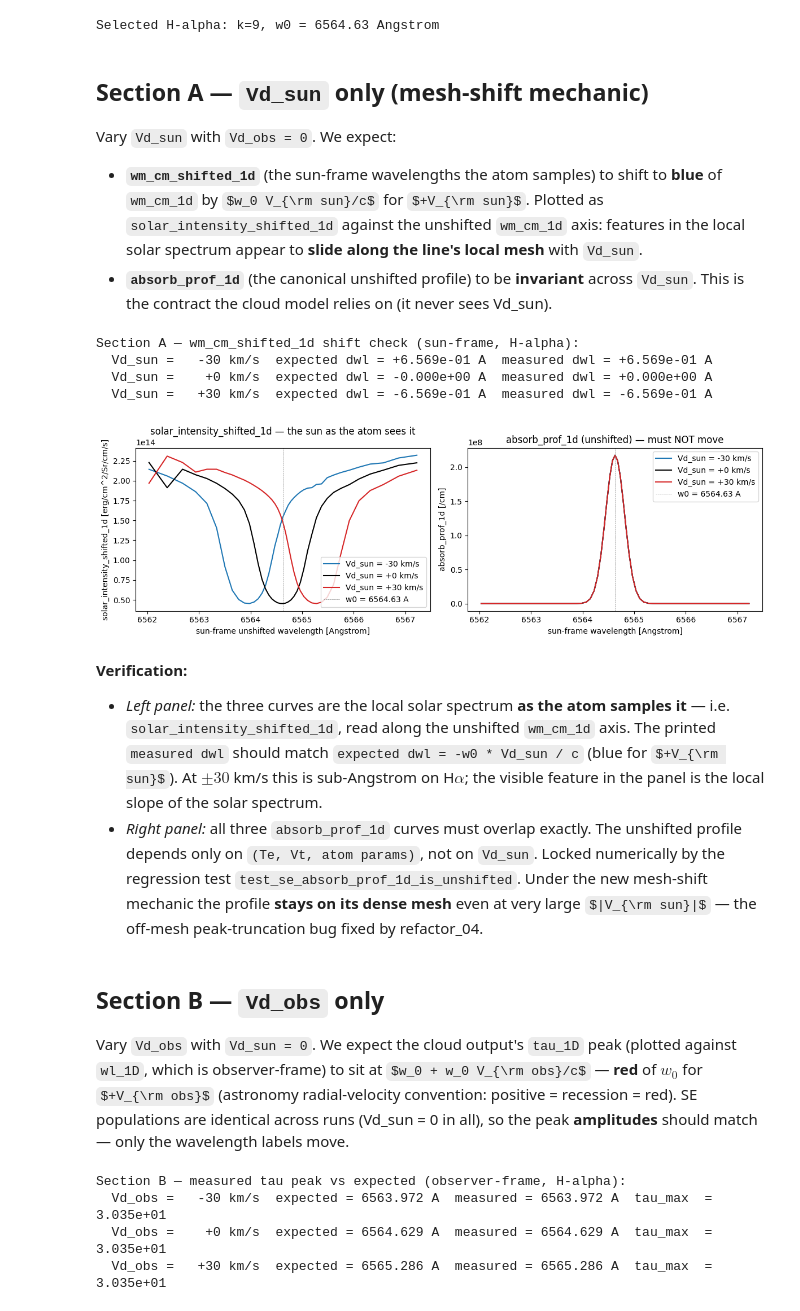
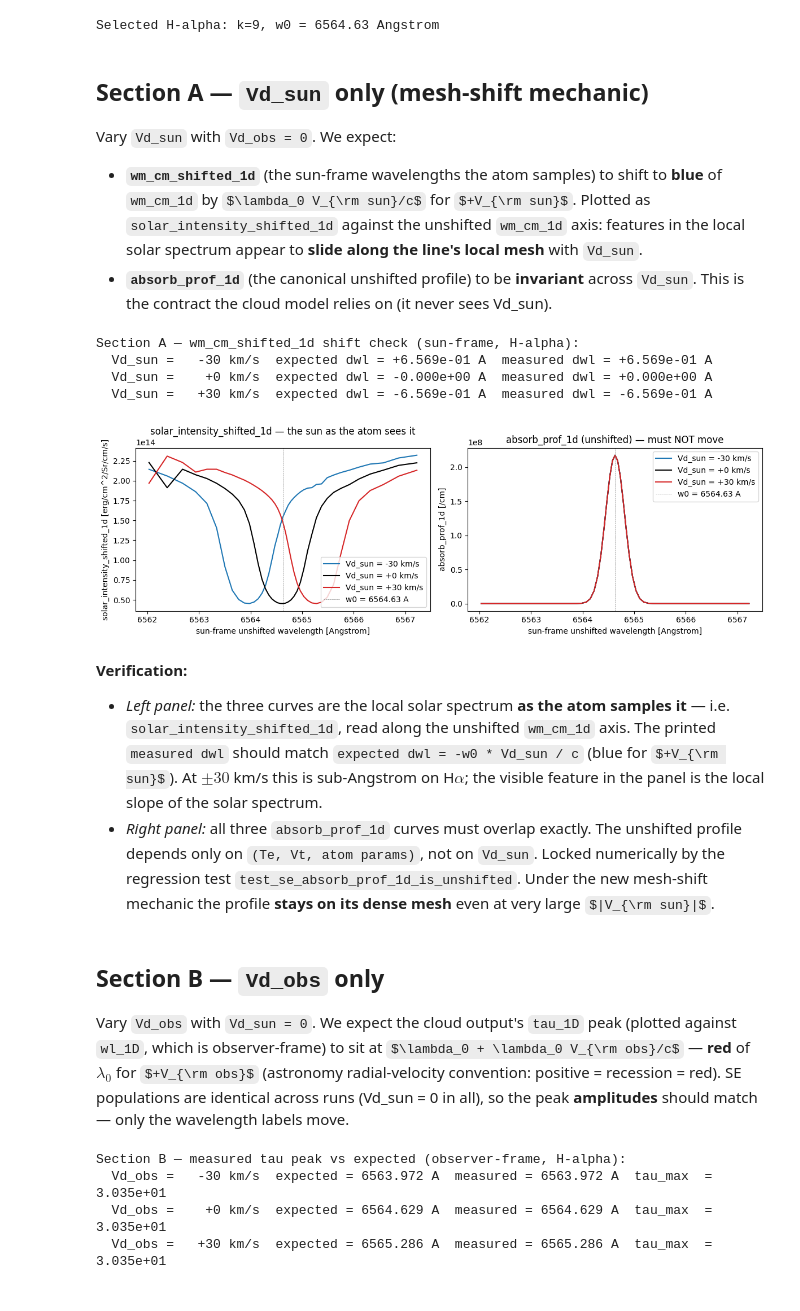
Before and after one commit to kouui/spectra-devcontainer, a Jupyter notebook: notebooks/demo/hydrogen_doppler/hydrogen_doppler.ipynb, the cells around one changed output. Cells and saved outputs as stored; diff of their text form; code cells hidden in the pictures; some formulas as TeX source.

```diff
--- a/notebooks/demo/hydrogen_doppler/hydrogen_doppler.ipynb
+++ b/notebooks/demo/hydrogen_doppler/hydrogen_doppler.ipynb
@@ -153,7 +170,7 @@ Selected H-alpha: k=9, w0 = 6564.63 Angstrom
 Vary `Vd_sun` with `Vd_obs = 0`. We expect:
 
 - **`wm_cm_shifted_1d`** (the sun-frame wavelengths the atom samples)
-  to shift to **blue** of `wm_cm_1d` by $w_0 V_{\rm sun}/c$ for
+  to shift to **blue** of `wm_cm_1d` by $\lambda_0 V_{\rm sun}/c$ for
   $+V_{\rm sun}$. Plotted as `solar_intensity_shifted_1d` against the
   unshifted `wm_cm_1d` axis: features in the local solar spectrum
   appear to **slide along the line's local mesh** with `Vd_sun`.
@@ -180,35 +197,35 @@ for v, c in zip(Vd_sun_values, COLORS):
     measured_shift_AA = float(
         SE_con.se_bb_con.wm_cm_shifted_1d[i1] - SE_con.wm_cm_1d[i1]
     ) * 1.0e8
     print(f"  Vd_sun = {v / 1.0e5:+5.0f} km/s  "
           f"expected dwl = {expected_shift_AA:+.3e} A  "
           f"measured dwl = {measured_shift_AA:+.3e} A")
 
     axR.plot(wl_AA, SE_con.absorb_prof_1d[i1:i2],
              label=f"Vd_sun = {v / 1.0e5:+.0f} km/s", color=c)
 
 axL.set_title("solar_intensity_shifted_1d — the sun as the atom sees it")
 axL.set_xlabel("sun-frame unshifted wavelength [Angstrom]")
 axL.set_ylabel("solar_intensity_shifted_1d [erg/cm^2/Sr/cm/s]")
 axL.axvline(w0_cm * 1.0e8, color="gray", ls="--", lw=0.5,
             label=f"w0 = {w0_cm * 1.0e8:.2f} A")
 axL.legend()
 
 axR.set_title("absorb_prof_1d (unshifted) — must NOT move")
-axR.set_xlabel("sun-frame wavelength [Angstrom]")
+axR.set_xlabel("sun-frame unshifted wavelength [Angstrom]")
 axR.set_ylabel("absorb_prof_1d [/cm]")
 axR.axvline(w0_cm * 1.0e8, color="gray", ls="--", lw=0.5,
             label=f"w0 = {w0_cm * 1.0e8:.2f} A")
 axR.legend()
 
 plt.tight_layout()
 plt.show()
 # %% [output]
 Section A — wm_cm_shifted_1d shift check (sun-frame, H-alpha):
   Vd_sun =   -30 km/s  expected dwl = +6.569e-01 A  measured dwl = +6.569e-01 A
   Vd_sun =    +0 km/s  expected dwl = -0.000e+00 A  measured dwl = +0.000e+00 A
   Vd_sun =   +30 km/s  expected dwl = -6.569e-01 A  measured dwl = -6.569e-01 A
-[figure, old version]
+[figure, new version]
 # %% [markdown]
 **Verification:**
 
@@ -223,14 +240,13 @@ Section A — wm_cm_shifted_1d shift check (sun-frame, H-alpha):
   `(Te, Vt, atom params)`, not on `Vd_sun`. Locked numerically by the
   regression test `test_se_absorb_prof_1d_is_unshifted`. Under the
   new mesh-shift mechanic the profile **stays on its dense mesh** even
-  at very large $|V_{\rm sun}|$ — the off-mesh peak-truncation bug
-  fixed by refactor_04.
+  at very large $|V_{\rm sun}|$.
 # %% [markdown]
 ## Section B — `Vd_obs` only
 
 Vary `Vd_obs` with `Vd_sun = 0`. We expect the cloud output's
 `tau_1D` peak (plotted against `wl_1D`, which is observer-frame) to sit
-at $w_0 + w_0 V_{\rm obs}/c$ — **red** of $w_0$ for $+V_{\rm obs}$
+at $\lambda_0 + \lambda_0 V_{\rm obs}/c$ — **red** of $\lambda_0$ for $+V_{\rm obs}$
 (astronomy radial-velocity convention: positive = recession = red).
 SE populations are identical across runs (Vd_sun = 0 in all), so the
 peak **amplitudes** should match — only the wavelength labels move.
```
Also changed, not shown: parts of 5 cells of this notebook, 2 other files.
